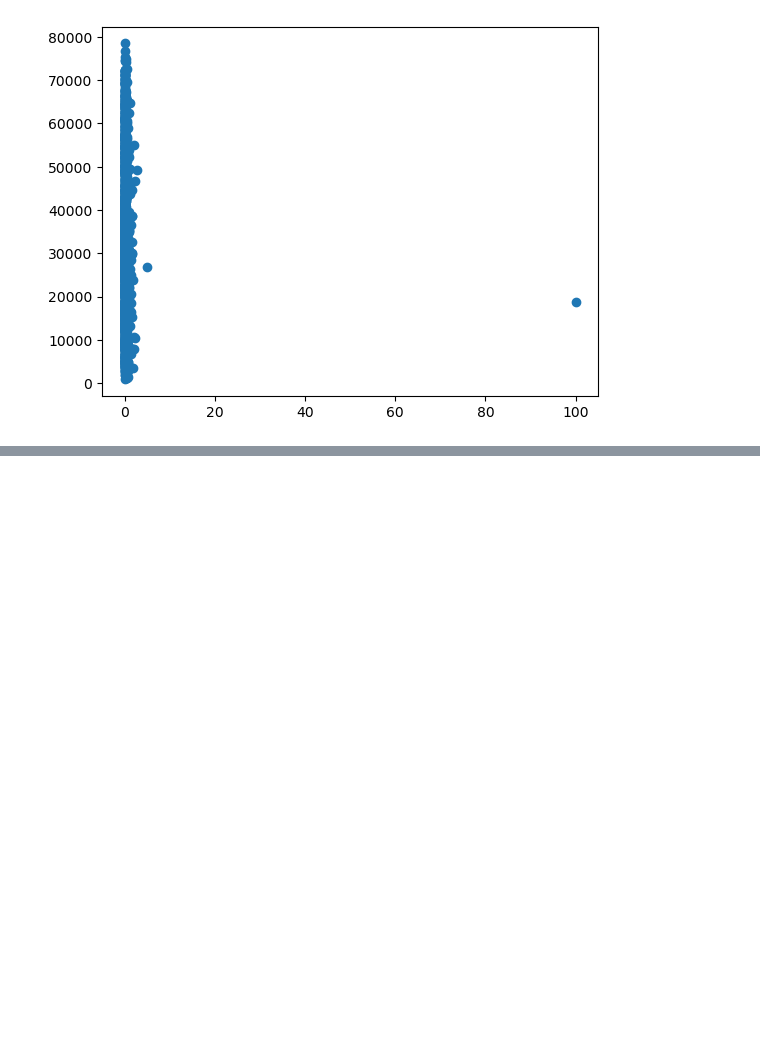
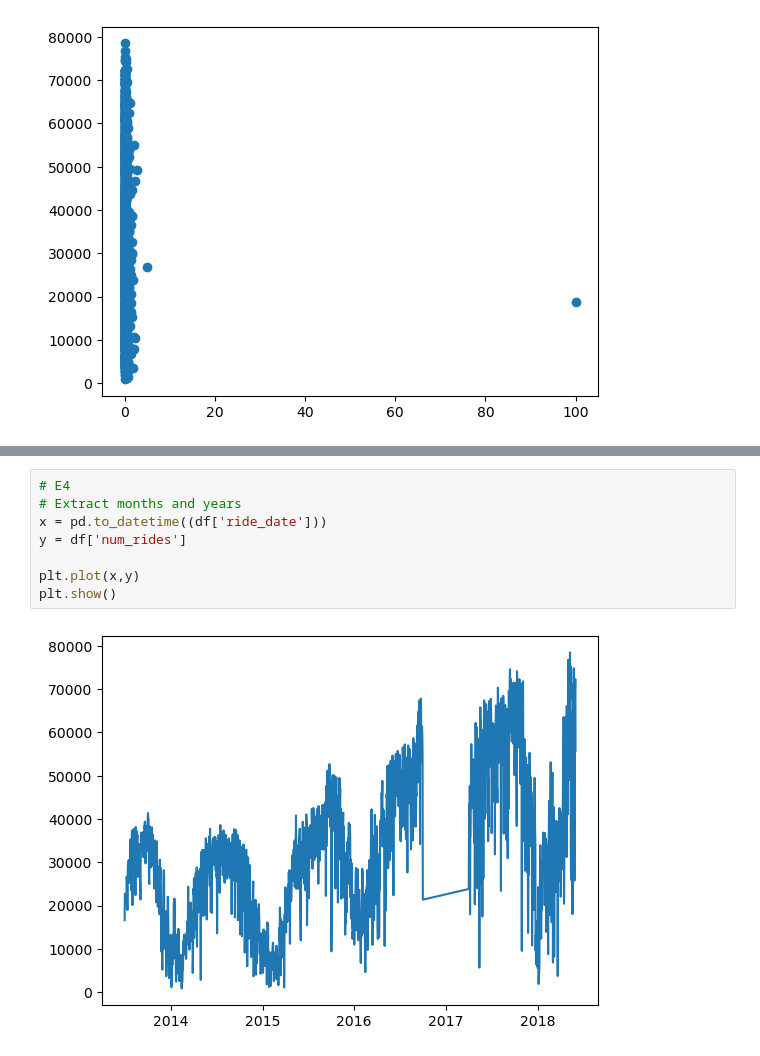
Before and after one commit to Sheryl122/citibike-ridership-model, a Jupyter notebook: code/eda.ipynb, the cells around one changed output, grey strips where cells are left out. Saved outputs shown, nothing was run; the diff lists cells and outputs as text; blank space fills up the shorter version.

Commit message:
plot chart created

```diff
--- a/code/eda.ipynb
+++ b/code/eda.ipynb
@@ -136,0 +133,10 @@ Error:
+# %%
+# E4
+# Extract months and years
+x = pd.to_datetime((df['ride_date']))
+y = df['num_rides']
+
+plt.plot(x,y)
+plt.show()
+# %% [output]
+[figure, added]
```
Also changed, not shown: parts of 2 cells of this notebook.
